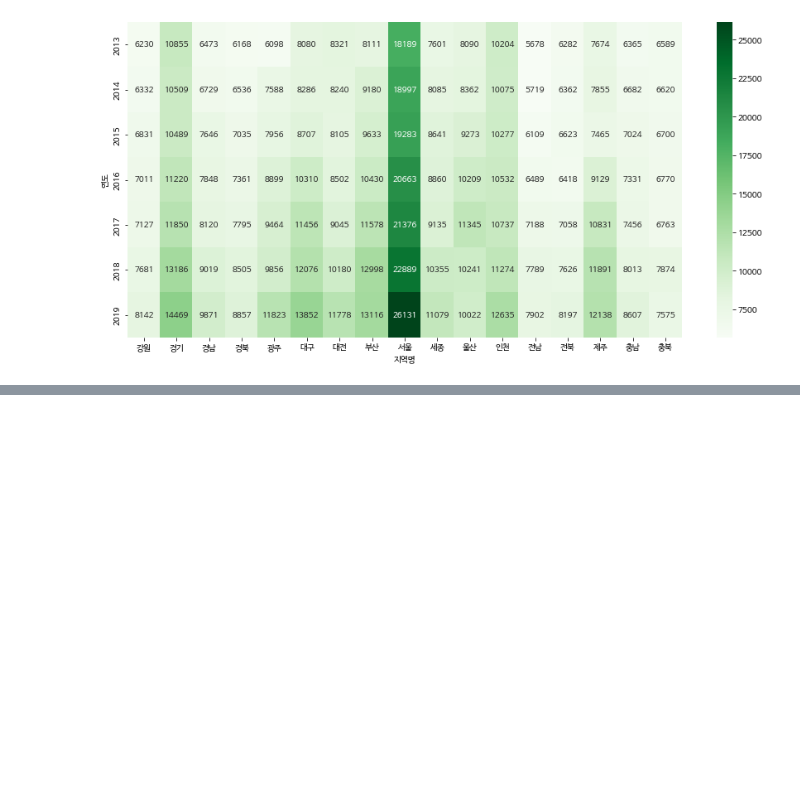
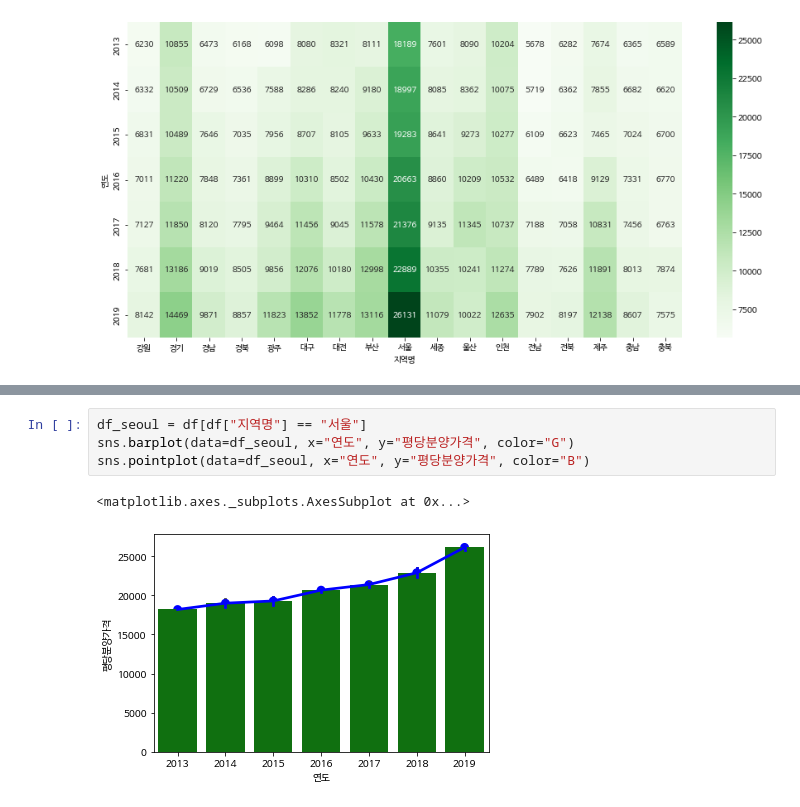
Before and after one commit to NeoGuRi95/-, a Jupyter notebook: inflearn_공공데이터로 파이썬 데이터 분석 시작하기/Chapter_1_전국_신규_민간_아파트_분양가_분석.ipynb, the cells around one changed output, grey strips where cells are left out. Cells and saved outputs as stored; diff of their text form; blank space fills up the shorter version.

```diff
--- a/inflearn_공공데이터로 파이썬 데이터 분석 시작하기/Chapter_1_전국_신규_민간_아파트_분양가_분석.ipynb
+++ b/inflearn_공공데이터로 파이썬 데이터 분석 시작하기/Chapter_1_전국_신규_민간_아파트_분양가_분석.ipynb
@@ -830,0 +844,7 @@ sns.heatmap(g, cmap="Greens", annot=True, fmt=".0f")
+# %%
+df_seoul = df[df["지역명"] == "서울"]
+sns.barplot(data=df_seoul, x="연도", y="평당분양가격", color="G")
+sns.pointplot(data=df_seoul, x="연도", y="평당분양가격", color="B")
+# %% [output]
+<matplotlib.axes._subplots.AxesSubplot at 0x...>
+[figure, added]
```
Also changed, not shown: parts of 31 cells of this notebook.
